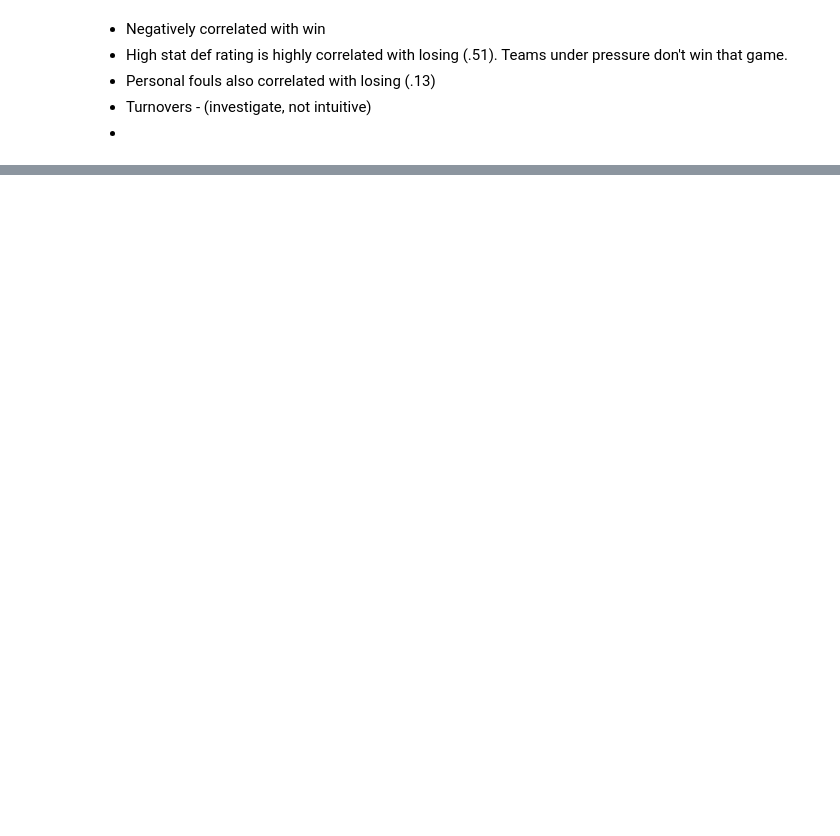
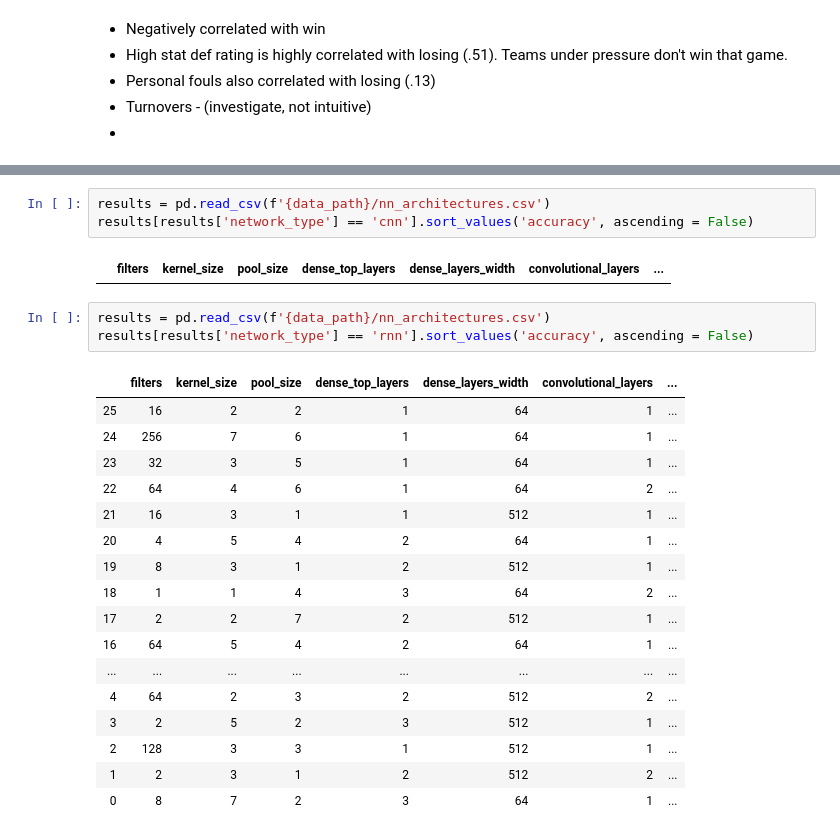
Before and after one commit to tristan00/sports_predictor, a Jupyter notebook: nba/eda.ipynb, the cells around one changed output, grey strips where cells are left out. Drawn from its saved outputs; the diff is of its cells as text; blank space fills up the shorter version.

```diff
--- a/nba/eda.ipynb
+++ b/nba/eda.ipynb
@@ -167,0 +193,26 @@ array([[24.0, 75.0, 5.0, 7.5, 100.2, 35.0, 77.8, 0.5, 32.0, 8.0, 0.364,
+# %%
+results = pd.read_csv(f'{data_path}/nn_architectures.csv')
+results[results['network_type'] == 'cnn'].sort_values('accuracy', ascending = False)
+# %% [output]
+|  | filters | kernel_size | pool_size | dense_top_layers | dense_layers_width | convolutional_layers | ... |
+# %%
+results = pd.read_csv(f'{data_path}/nn_architectures.csv')
+results[results['network_type'] == 'rnn'].sort_values('accuracy', ascending = False)
+# %% [output]
+|  | filters | kernel_size | pool_size | dense_top_layers | dense_layers_width | convolutional_layers | ... |
+| 25 | 16 | 2 | 2 | 1 | 64 | 1 | ... |
+| 24 | 256 | 7 | 6 | 1 | 64 | 1 | ... |
+| 23 | 32 | 3 | 5 | 1 | 64 | 1 | ... |
+| 22 | 64 | 4 | 6 | 1 | 64 | 2 | ... |
+| 21 | 16 | 3 | 1 | 1 | 512 | 1 | ... |
+| 20 | 4 | 5 | 4 | 2 | 64 | 1 | ... |
+| 19 | 8 | 3 | 1 | 2 | 512 | 1 | ... |
+| 18 | 1 | 1 | 4 | 3 | 64 | 2 | ... |
+| 17 | 2 | 2 | 7 | 2 | 512 | 1 | ... |
+| 16 | 64 | 5 | 4 | 2 | 64 | 1 | ... |
+| ... | ... | ... | ... | ... | ... | ... | ... |
+| 4 | 64 | 2 | 3 | 2 | 512 | 2 | ... |
+| 3 | 2 | 5 | 2 | 3 | 512 | 1 | ... |
+| 2 | 128 | 3 | 3 | 1 | 512 | 1 | ... |
+| 1 | 2 | 3 | 1 | 2 | 512 | 2 | ... |
+| 0 | 8 | 7 | 2 | 3 | 64 | 1 | ... |
```
Also changed, not shown: parts of 13 cells of this notebook, 3 other files.
